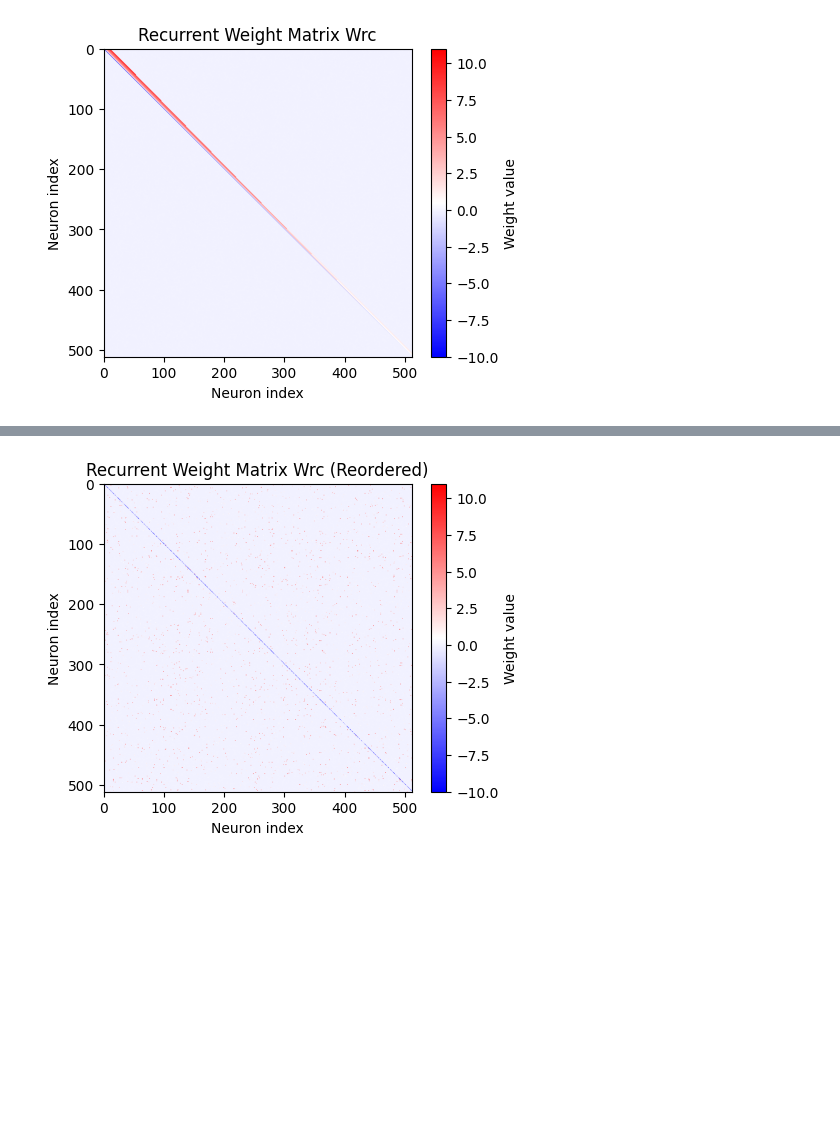
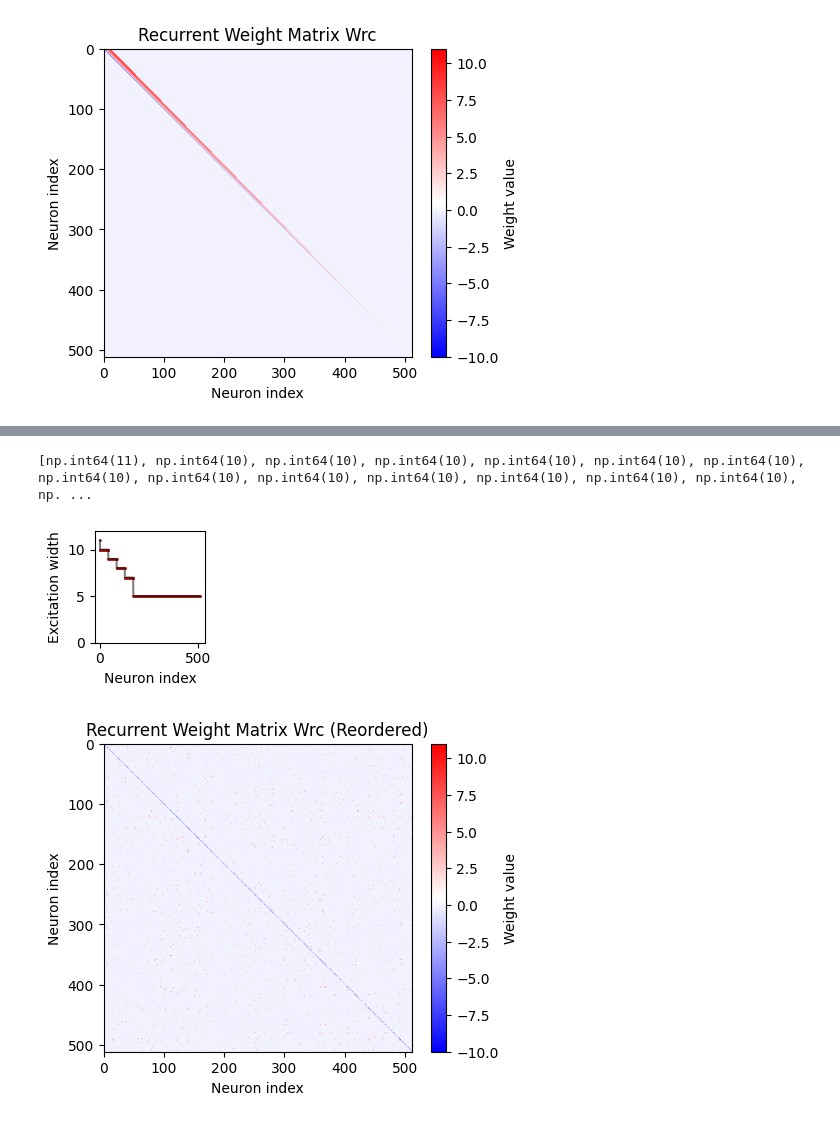
Before and after one commit to qrsyu/STCell, a Jupyter notebook: code/theory_exp/final_test_Wrc.ipynb, the cells around one changed output, grey strips where cells are left out. Drawn from its saved outputs; the diff is of its cells as text; code cells hidden in the pictures; blank space fills up the shorter version.

```diff
--- a/code/theory_exp/final_test_Wrc.ipynb
+++ b/code/theory_exp/final_test_Wrc.ipynb
@@ -108,3 +152,25 @@ np.save('Wrc_theory.npy', Wrc)
+# %%
+# Plot the excitation width of each neurons
+excitation_widths = []
+for i in range(num_neuron):
+    row = Wrc[i]
+    imin = i
+    center = N // 2
+    rolled = np.roll(row, -imin)
+    width = max(5, np.argmax(rolled))
+    excitation_widths.append(width)
+print(excitation_widths)
+plt.figure(figsize=(2, 1.85))
+plt.scatter(np.arange(num_neuron), excitation_widths, s=1, color='firebrick')
+plt.plot(excitation_widths, color='black', alpha=0.5)
+plt.ylim(0, 12)
+plt.xlabel('Neuron index')
+plt.ylabel('Excitation width')
+plt.tight_layout()
+plt.savefig('Wrc_excite_width.png', dpi=500, transparent=True)
+# %% [output]
+[np.int64(11), np.int64(10), np.int64(10), np.int64(10), np.int64(10), np.int64(10), np.int64(10), np.int64(10), np.int64(10), np.int64(10), np.int64(10), np.int64(10), np.int64(10), np.int64(10), np. ...
+[figure, added]
 # %%
 # Reorder the Wrc according to the inverse of the neuron_idx
 Wrc_new = Wrc[np.ix_(neuron_idx, neuron_idx)]
```
Also changed, not shown: parts of 2 cells of this notebook, 5 other files.
